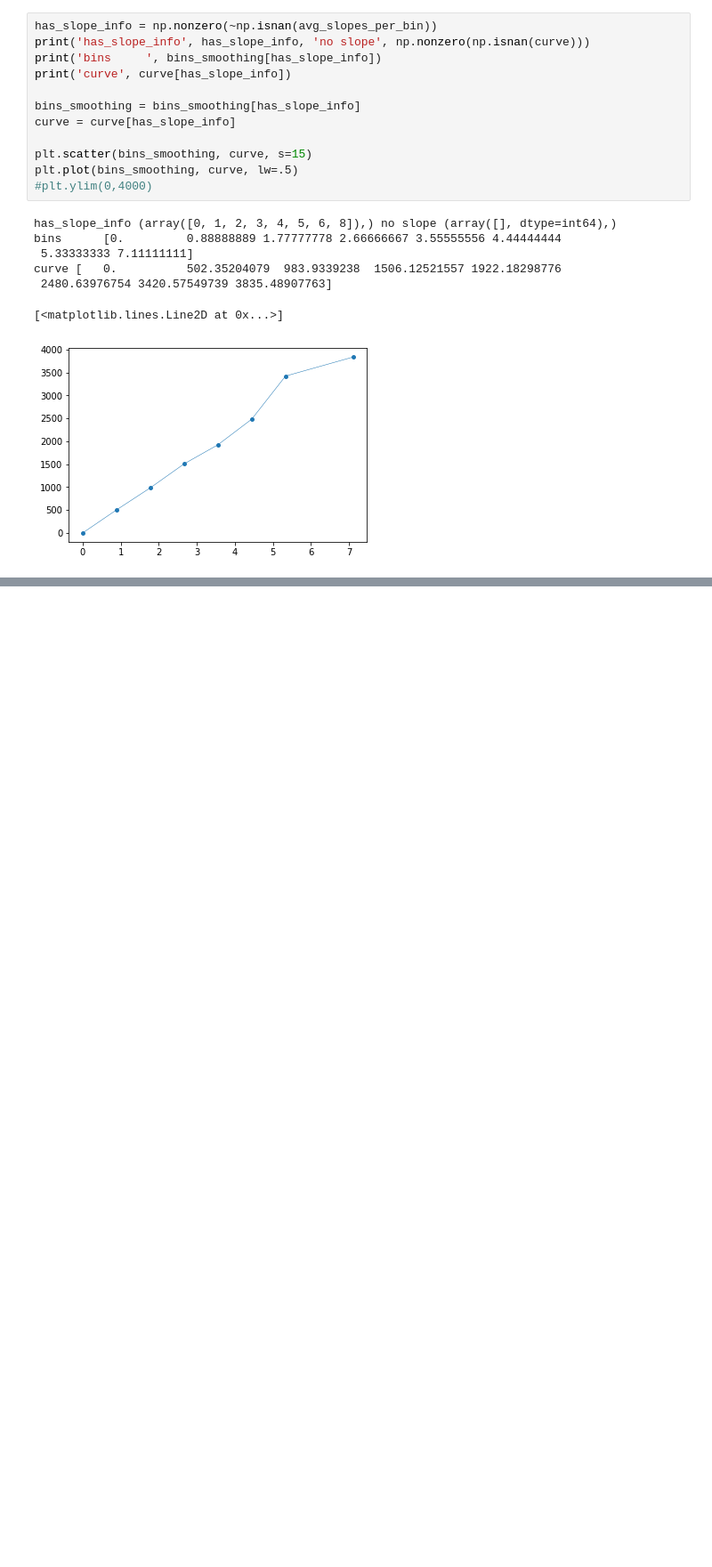
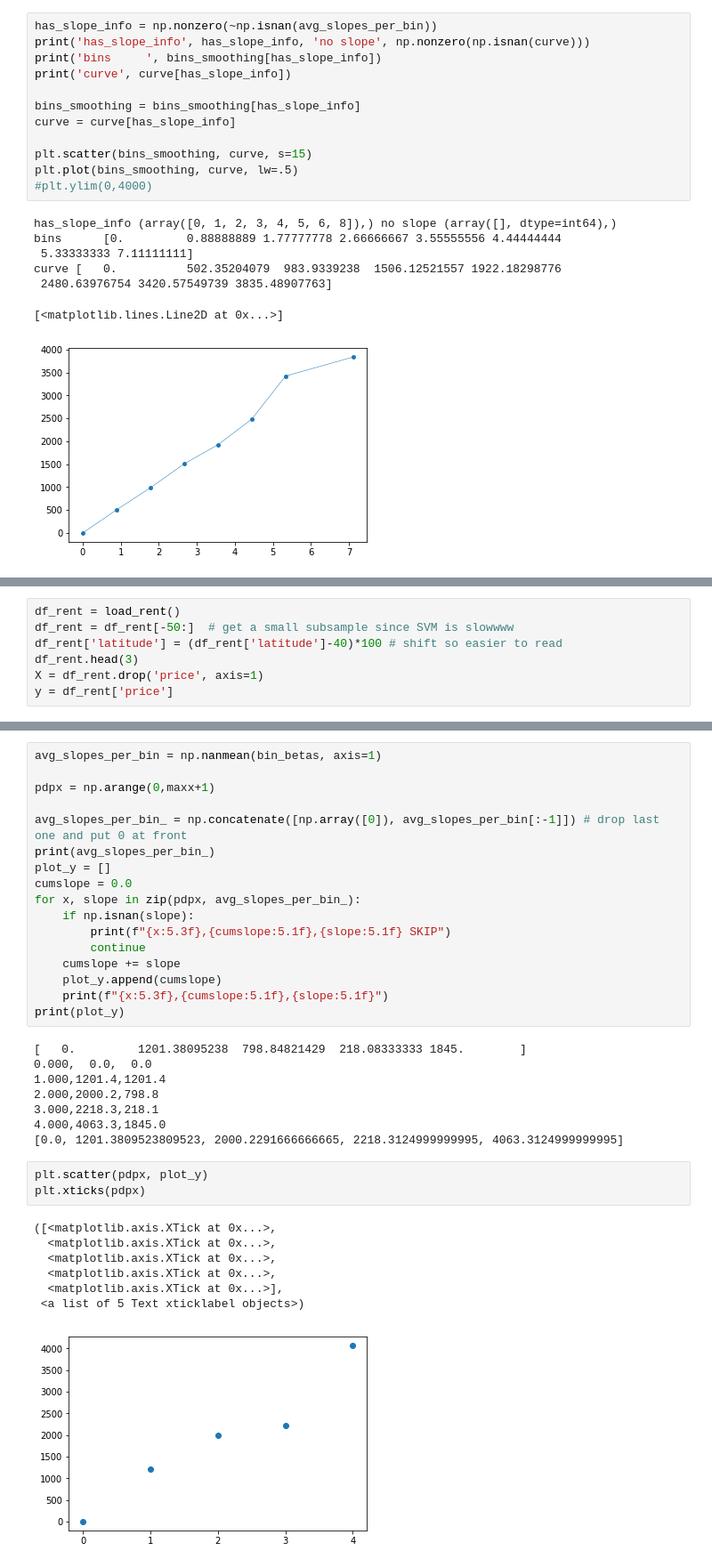
Before and after one commit to parrt/stratx, a Jupyter notebook: notebooks/newstrat.ipynb, the cells around one changed output, grey strips where cells are left out. Shown at 89% size. Drawn from its saved outputs; the diff is of its cells as text; blank space fills up the shorter version.

```diff
--- a/notebooks/newstrat.ipynb
+++ b/notebooks/newstrat.ipynb
@@ -275,0 +364,7 @@ curve [   0.          502.35204079  983.9339238  1506.12521557 1922.18298776
+# %%
+df_rent = load_rent()
+df_rent = df_rent[-50:]  # get a small subsample since SVM is slowwww
+df_rent['latitude'] = (df_rent['latitude']-40)*100 # shift so easier to read
+df_rent.head(3)
+X = df_rent.drop('price', axis=1)
+y = df_rent['price']
@@ -275,0 +430,36 @@ curve [   0.          502.35204079  983.9339238  1506.12521557 1922.18298776
+# %%
+avg_slopes_per_bin = np.nanmean(bin_betas, axis=1)
+
+pdpx = np.arange(0,maxx+1)
+
+avg_slopes_per_bin_ = np.concatenate([np.array([0]), avg_slopes_per_bin[:-1]]) # drop last one and put 0 at front
+print(avg_slopes_per_bin_)
+plot_y = []
+cumslope = 0.0
+for x, slope in zip(pdpx, avg_slopes_per_bin_):
+    if np.isnan(slope):
+        print(f"{x:5.3f},{cumslope:5.1f},{slope:5.1f} SKIP")
+        continue
+    cumslope += slope
+    plot_y.append(cumslope)
+    print(f"{x:5.3f},{cumslope:5.1f},{slope:5.1f}")
+print(plot_y)
+# %% [output]
+[   0.         1201.38095238  798.84821429  218.08333333 1845.        ]
+0.000,  0.0,  0.0
+1.000,1201.4,1201.4
+2.000,2000.2,798.8
+3.000,2218.3,218.1
+4.000,4063.3,1845.0
+[0.0, 1201.3809523809523, 2000.2291666666665, 2218.3124999999995, 4063.3124999999995]
+# %%
+plt.scatter(pdpx, plot_y)
+plt.xticks(pdpx)
+# %% [output]
+([<matplotlib.axis.XTick at 0x...>,
+  <matplotlib.axis.XTick at 0x...>,
+  <matplotlib.axis.XTick at 0x...>,
+  <matplotlib.axis.XTick at 0x...>,
+  <matplotlib.axis.XTick at 0x...>],
+ <a list of 5 Text xticklabel objects>)
+[figure, added]
```
Also changed, not shown: parts of 13 cells of this notebook, 9 other files.
